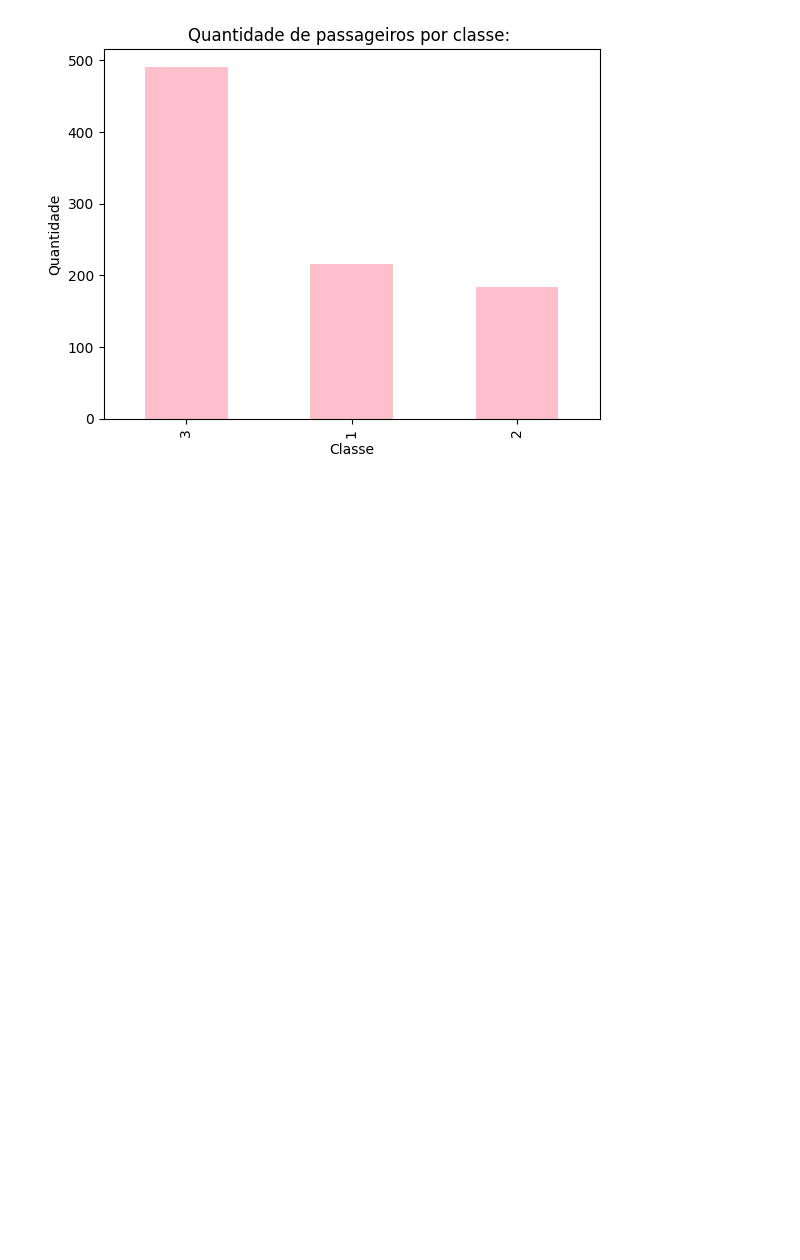
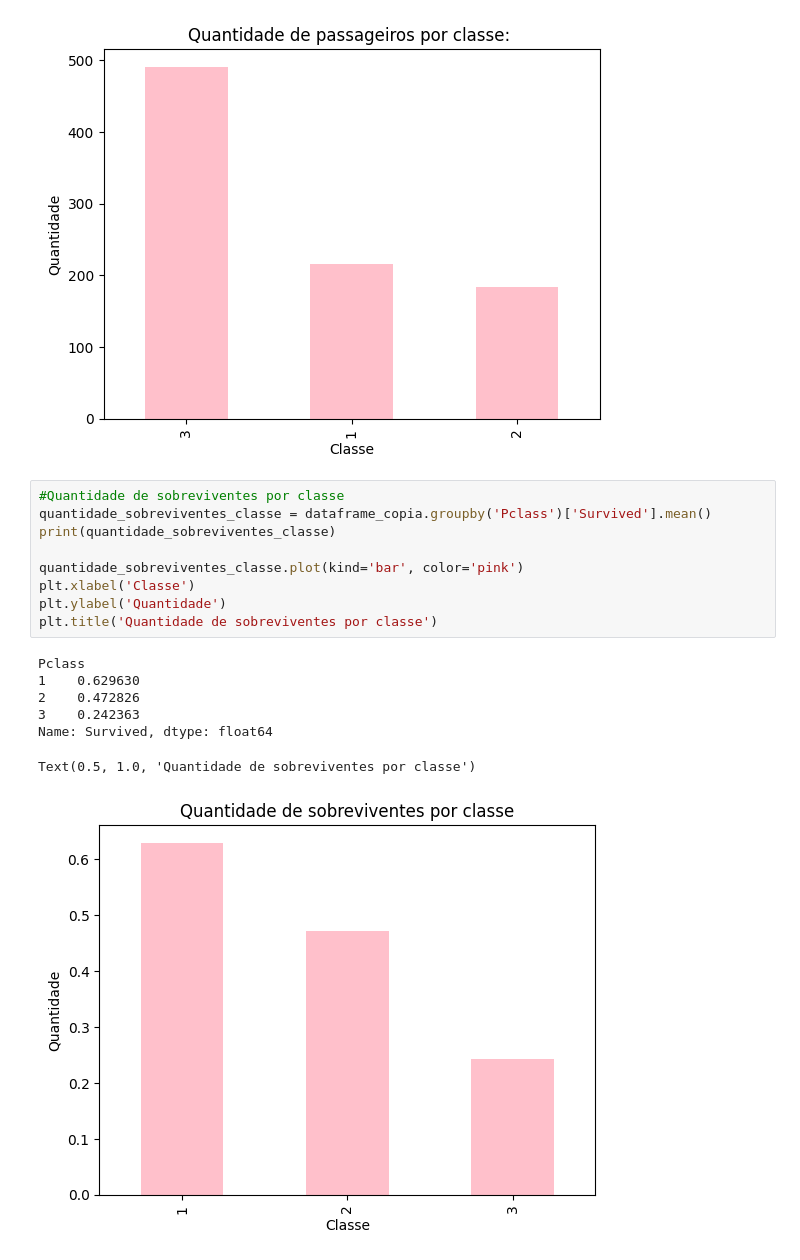
Before and after one commit to lethiciaasevedo1999/projeto-guiado-II, a Jupyter notebook: projeto-guiado.ipynb, the cells around one changed output. Saved outputs shown, nothing was run; the diff lists cells and outputs as text; blank space fills up the shorter version.

```diff
--- a/projeto-guiado.ipynb
+++ b/projeto-guiado.ipynb
@@ -296,3 +296,20 @@ Pclass
 Name: count, dtype: int64
 Text(0.5, 1.0, 'Quantidade de passageiros por classe: ')
 [figure]
+# %%
+#Quantidade de sobreviventes por classe
+quantidade_sobreviventes_classe = dataframe_copia.groupby('Pclass')['Survived'].mean()
+print(quantidade_sobreviventes_classe)
+
+quantidade_sobreviventes_classe.plot(kind='bar', color='pink')
+plt.xlabel('Classe')
+plt.ylabel('Quantidade')
+plt.title('Quantidade de sobreviventes por classe')
+# %% [output]
+Pclass
+1    0.629630
+2    0.472826
+3    0.242363
+Name: Survived, dtype: float64
+Text(0.5, 1.0, 'Quantidade de sobreviventes por classe')
+[figure, added]
```
Also changed, not shown: parts of 2 cells of this notebook.
